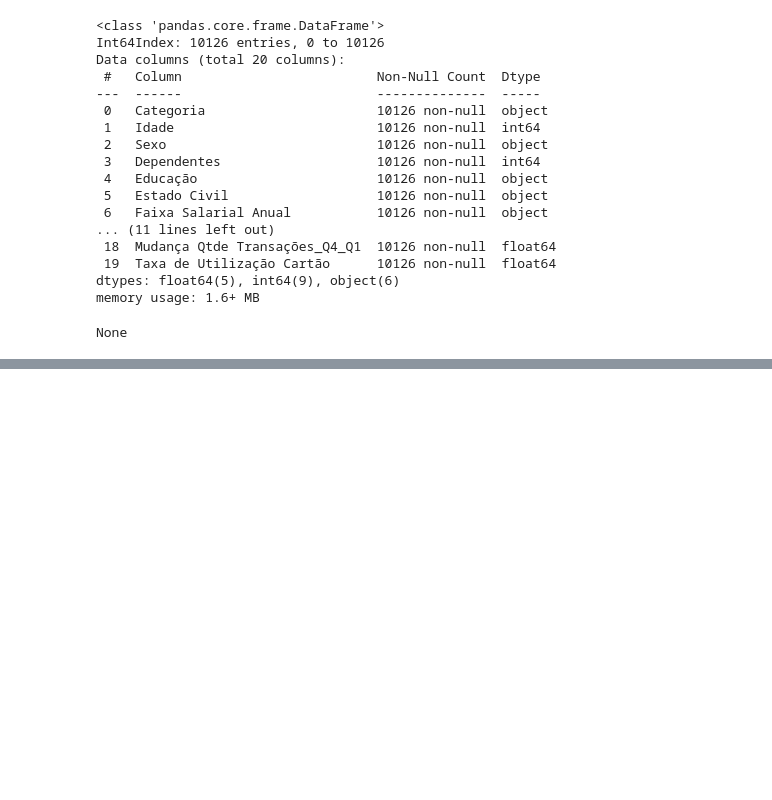
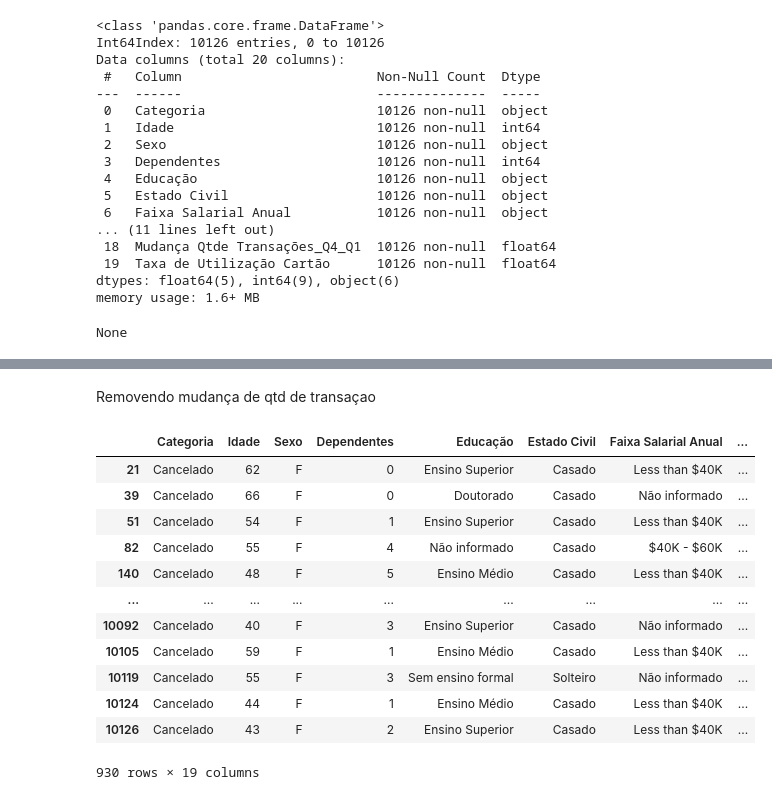
Before and after one commit to jeniferGoncalvesDaSilvaDev/Analise-de-dados-hashtag, a Jupyter notebook: aula_analise_dados_hadhtag.ipynb, the cells around one changed output, grey strips where cells are left out. Saved outputs shown, nothing was run; the diff lists cells and outputs as text; code cells hidden in the pictures; blank space fills up the shorter version.

```diff
--- a/aula_analise_dados_hadhtag.ipynb
+++ b/aula_analise_dados_hadhtag.ipynb
@@ -78,0 +225,19 @@ df_remove.describe()
+# %% [markdown]
+Removendo mudança de qtd de transaçao
+# %%
+df_cliente_feminino_cancelado=cliente_feminino_cancelado.drop('Mudança Qtde Transações_Q4_Q1',axis=1)
+display(df_cliente_feminino_cancelado)
+# %% [output]
+|  | Categoria | Idade | Sexo | Dependentes | Educação | Estado Civil | Faixa Salarial Anual | ... |
+| 21 | Cancelado | 62 | F | 0 | Ensino Superior | Casado | Less than $40K | ... |
+| 39 | Cancelado | 66 | F | 0 | Doutorado | Casado | Não informado | ... |
+| 51 | Cancelado | 54 | F | 1 | Ensino Superior | Casado | Less than $40K | ... |
+| 82 | Cancelado | 55 | F | 4 | Não informado | Casado | $40K - $60K | ... |
+| 140 | Cancelado | 48 | F | 5 | Ensino Médio | Casado | Less than $40K | ... |
+| ... | ... | ... | ... | ... | ... | ... | ... | ... |
+| 10092 | Cancelado | 40 | F | 3 | Ensino Superior | Casado | Não informado | ... |
+| 10105 | Cancelado | 59 | F | 1 | Ensino Médio | Casado | Less than $40K | ... |
+| 10119 | Cancelado | 55 | F | 3 | Sem ensino formal | Solteiro | Não informado | ... |
+| 10124 | Cancelado | 44 | F | 1 | Ensino Médio | Casado | Less than $40K | ... |
+| 10126 | Cancelado | 43 | F | 2 | Ensino Superior | Casado | Less than $40K | ... |
+930 rows × 19 columns
```
Also changed, not shown: parts of 31 cells of this notebook.
